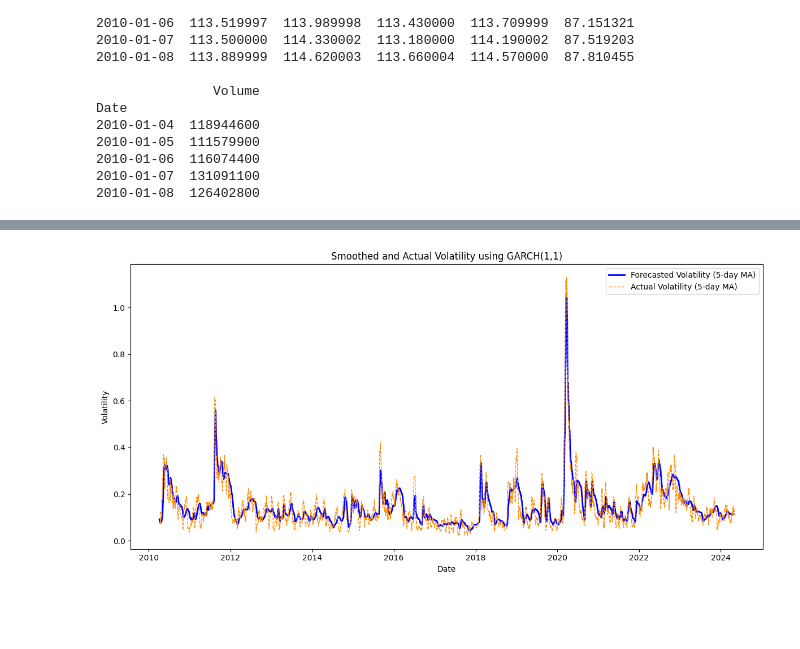
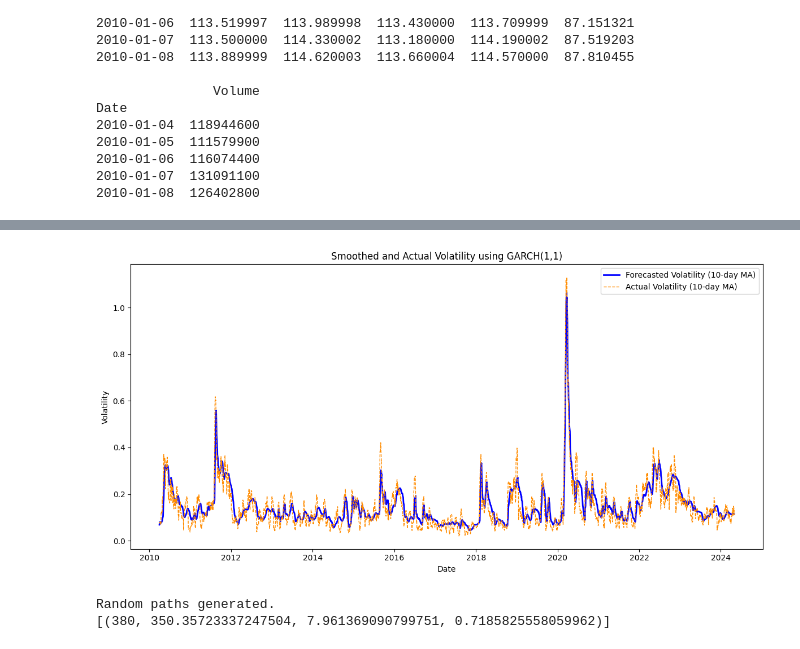
Before and after one commit to AidanXu/equity-models, a Jupyter notebook: volatility_forecasting.ipynb, the cells around one changed output, grey strips where cells are left out. Saved outputs shown, nothing was run; the diff lists cells and outputs as text; code cells hidden in the pictures; blank space fills up the shorter version.

Commit message:
add lsmc

```diff
--- a/volatility_forecasting.ipynb
+++ b/volatility_forecasting.ipynb
@@ -92,14 +92,14 @@ actual_volatility = actual_volatility[forecast_dates]
 # %%
 import matplotlib.pyplot as plt
 
 plt.figure(figsize=(12, 6))
-plt.plot(forecast_dates, smoothed_volatility, color='blue', label='Forecasted Volatility (5-day MA)', linestyle='-', linewidth=2)
-plt.plot(forecast_dates, actual_volatility, color='darkorange', label='Actual Volatility (5-day MA)', linestyle='--', linewidth=1)
+plt.plot(forecast_dates, smoothed_volatility, color='blue', label='Forecasted Volatility (10-day MA)', linestyle='-', linewidth=2)
+plt.plot(forecast_dates, actual_volatility, color='darkorange', label='Actual Volatility (10-day MA)', linestyle='--', linewidth=1)
 plt.title('Smoothed and Actual Volatility using GARCH(1,1)')
 plt.xlabel('Date')
 plt.ylabel('Volatility')
 plt.legend()
 plt.tight_layout()
 plt.show()
 # %% [output]
-[figure, old version]
+[figure, new version]
@@ -105,0 +159,18 @@ plt.show()
+# %%
+# Get the data for the first trading day of 2021 and the corresponding volatility, could be used for any date and strike
+import math
+
+first_trading_day_2021 = pd.Timestamp('2021-01-04')
+spot_price_on_first_trading_day = spy_data.loc[first_trading_day_2021, 'Close']
+volatility_on_first_trading_day = smoothed_volatility.loc[first_trading_day_2021]
+
+spot_price_on_first_trading_day, volatility_on_first_trading_day
+
+model = LSMC("c", 368.84, 380, 11, 0.09, 0.014, 0.2, 11, 1000)
+model.random_path()
+model.pricing()
+results = model.get_results()
+print(results)
+# %% [output]
+Random paths generated.
+[(380, 350.35723337247504, 7.961369090799751, 0.7185825558059962)]
```
Also changed, not shown: parts of 6 cells of this notebook, 3 other files.
